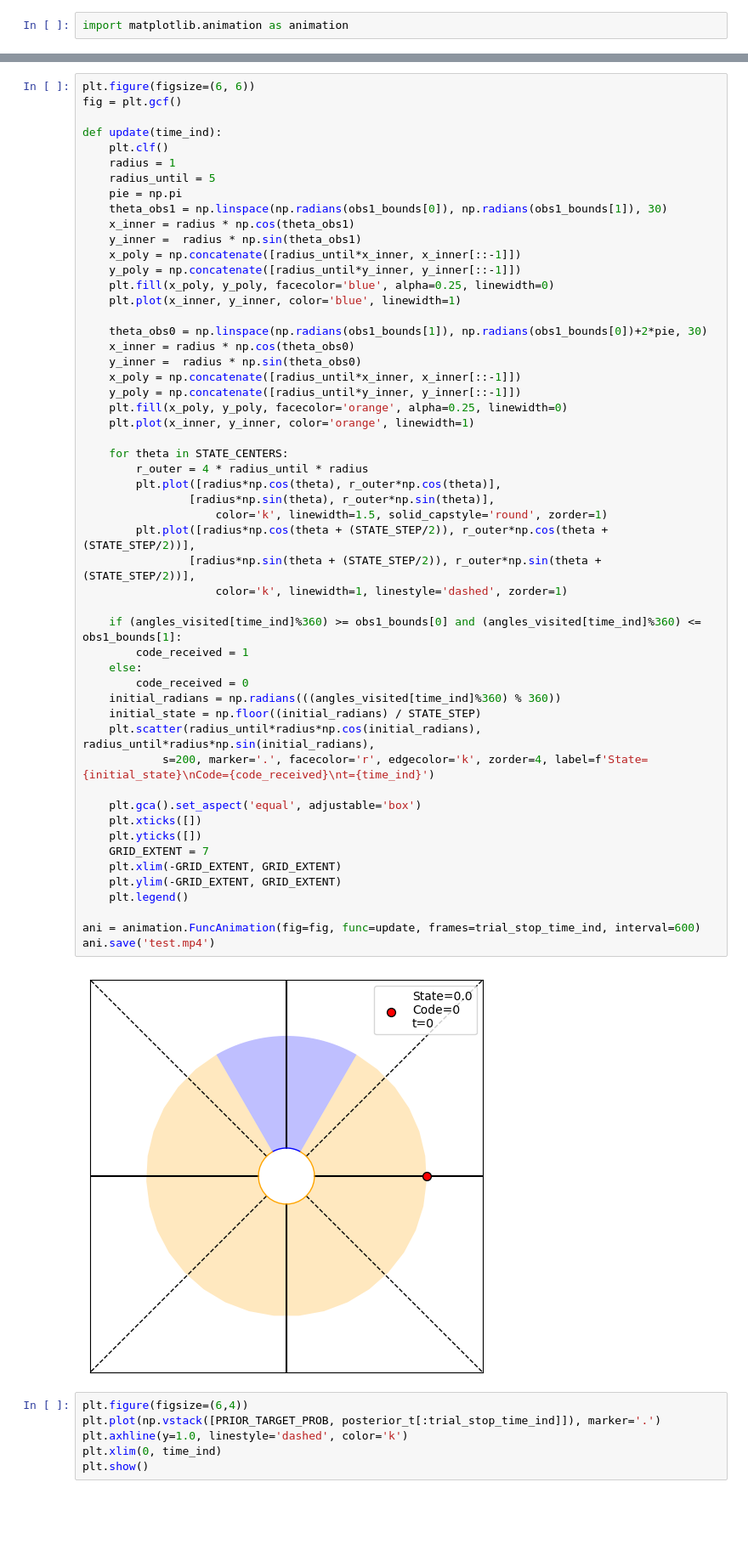
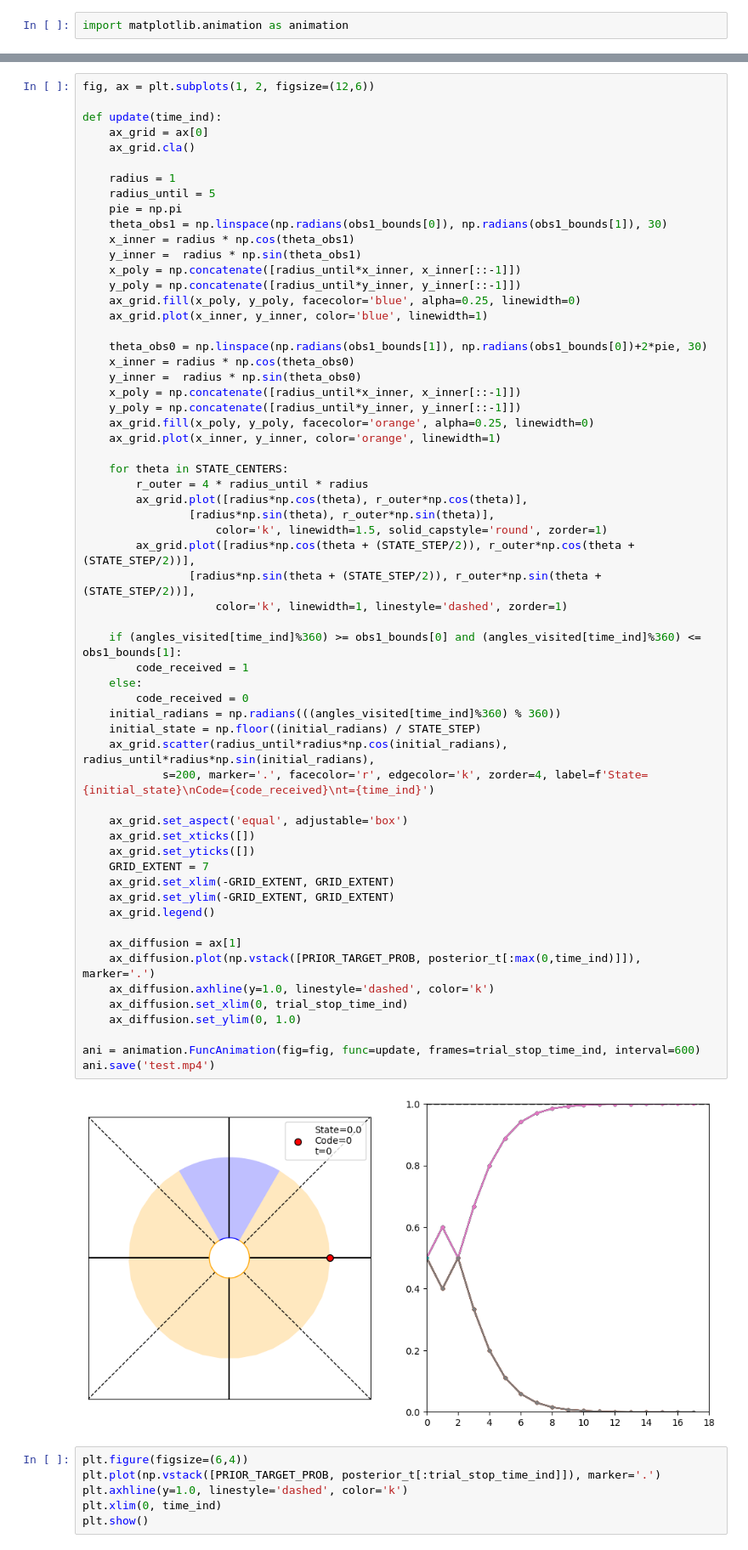
Before and after one commit to aditya-uw/infotaxis-sandbox, a Jupyter notebook: daily_notebooks/20251009__hmm_detection_model_automated_making_videos.ipynb, the cells around one changed output, grey strips where cells are left out. Shown at 85% size. Drawn from its saved outputs; the diff is of its cells as text; blank space fills up the shorter version.

```diff
--- a/daily_notebooks/20251009__hmm_detection_model_automated_making_videos.ipynb
+++ b/daily_notebooks/20251009__hmm_detection_model_automated_making_videos.ipynb
@@ -292,10 +292,11 @@ while time_ind<max_iter:
 ... (6 outputs left out)
 # %%
-plt.figure(figsize=(6, 6))
-fig = plt.gcf()
+fig, ax = plt.subplots(1, 2, figsize=(12,6))
 
 def update(time_ind):
-    plt.clf()
+    ax_grid = ax[0]
+    ax_grid.cla()
+
     radius = 1
     radius_until = 5
     pie = np.pi
@@ -304,47 +305,53 @@ def update(time_ind):
     y_inner =  radius * np.sin(theta_obs1)
     x_poly = np.concatenate([radius_until*x_inner, x_inner[::-1]])
     y_poly = np.concatenate([radius_until*y_inner, y_inner[::-1]])
-    plt.fill(x_poly, y_poly, facecolor='blue', alpha=0.25, linewidth=0)
-    plt.plot(x_inner, y_inner, color='blue', linewidth=1)
+    ax_grid.fill(x_poly, y_poly, facecolor='blue', alpha=0.25, linewidth=0)
+    ax_grid.plot(x_inner, y_inner, color='blue', linewidth=1)
 
     theta_obs0 = np.linspace(np.radians(obs1_bounds[1]), np.radians(obs1_bounds[0])+2*pie, 30)
     x_inner = radius * np.cos(theta_obs0)
     y_inner =  radius * np.sin(theta_obs0)
     x_poly = np.concatenate([radius_until*x_inner, x_inner[::-1]])
     y_poly = np.concatenate([radius_until*y_inner, y_inner[::-1]])
-    plt.fill(x_poly, y_poly, facecolor='orange', alpha=0.25, linewidth=0)
-    plt.plot(x_inner, y_inner, color='orange', linewidth=1)
+    ax_grid.fill(x_poly, y_poly, facecolor='orange', alpha=0.25, linewidth=0)
+    ax_grid.plot(x_inner, y_inner, color='orange', linewidth=1)
 
     for theta in STATE_CENTERS:
         r_outer = 4 * radius_until * radius
-        plt.plot([radius*np.cos(theta), r_outer*np.cos(theta)],
+        ax_grid.plot([radius*np.cos(theta), r_outer*np.cos(theta)],
                 [radius*np.sin(theta), r_outer*np.sin(theta)],
                     color='k', linewidth=1.5, solid_capstyle='round', zorder=1)
-        plt.plot([radius*np.cos(theta + (STATE_STEP/2)), r_outer*np.cos(theta + (STATE_STEP/2))],
+        ax_grid.plot([radius*np.cos(theta + (STATE_STEP/2)), r_outer*np.cos(theta + (STATE_STEP/2))],
                 [radius*np.sin(theta + (STATE_STEP/2)), r_outer*np.sin(theta + (STATE_STEP/2))],
                     color='k', linewidth=1, linestyle='dashed', zorder=1)
 
     if (angles_visited[time_ind]%360) >= obs1_bounds[0] and (angles_visited[time_ind]%360) <= obs1_bounds[1]:
         code_received = 1
     else:
         code_received = 0
     initial_radians = np.radians(((angles_visited[time_ind]%360) % 360))
     initial_state = np.floor((initial_radians) / STATE_STEP)
-    plt.scatter(radius_until*radius*np.cos(initial_radians), radius_until*radius*np.sin(initial_radians),
+    ax_grid.scatter(radius_until*radius*np.cos(initial_radians), radius_until*radius*np.sin(initial_radians),
             s=200, marker='.', facecolor='r', edgecolor='k', zorder=4, label=f'State={initial_state}\nCode={code_received}\nt={time_ind}')
 
-    plt.gca().set_aspect('equal', adjustable='box')
-    plt.xticks([])
-    plt.yticks([])
+    ax_grid.set_aspect('equal', adjustable='box')
+    ax_grid.set_xticks([])
+    ax_grid.set_yticks([])
     GRID_EXTENT = 7
-    plt.xlim(-GRID_EXTENT, GRID_EXTENT)
-    plt.ylim(-GRID_EXTENT, GRID_EXTENT)
-    plt.legend()
+    ax_grid.set_xlim(-GRID_EXTENT, GRID_EXTENT)
+    ax_grid.set_ylim(-GRID_EXTENT, GRID_EXTENT)
+    ax_grid.legend()
+
+    ax_diffusion = ax[1]
+    ax_diffusion.plot(np.vstack([PRIOR_TARGET_PROB, posterior_t[:max(0,time_ind)]]), marker='.')
+    ax_diffusion.axhline(y=1.0, linestyle='dashed', color='k')
+    ax_diffusion.set_xlim(0, trial_stop_time_ind)
+    ax_diffusion.set_ylim(0, 1.0)
 
 ani = animation.FuncAnimation(fig=fig, func=update, frames=trial_stop_time_ind, interval=600)
 ani.save('test.mp4')
 # %% [output]
-[figure, old version]
+[figure, new version]
 # %%
 plt.figure(figsize=(6,4))
 plt.plot(np.vstack([PRIOR_TARGET_PROB, posterior_t[:trial_stop_time_ind]]), marker='.')
```
Also changed, not shown: parts of 2 cells of this notebook, 14 other files.
